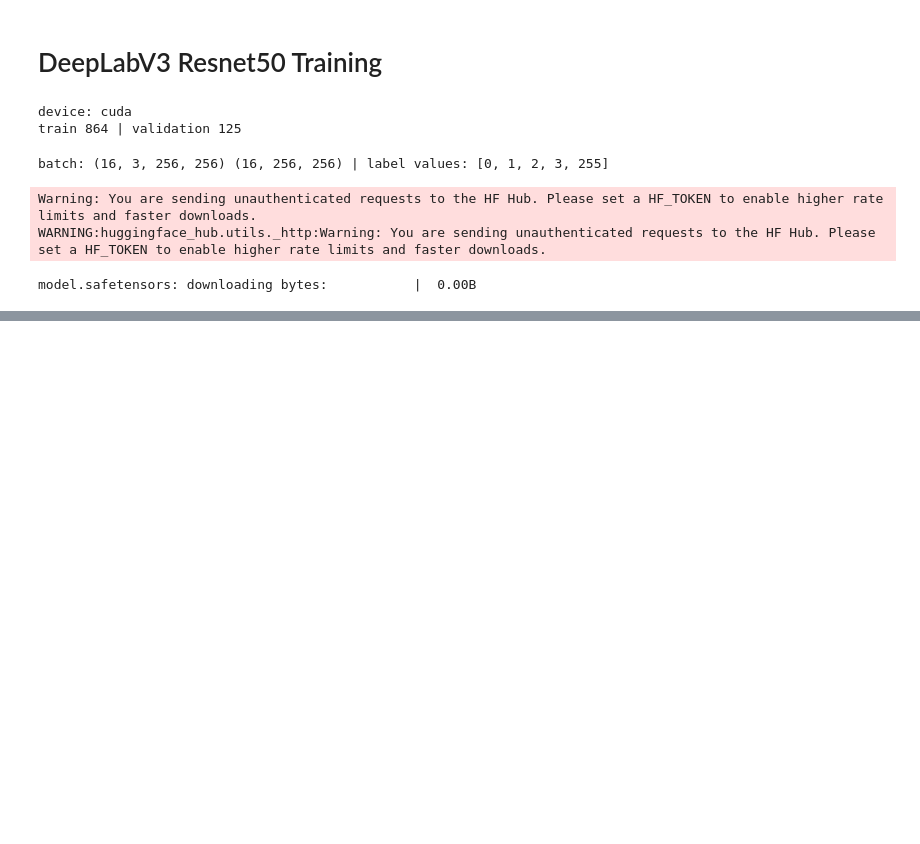
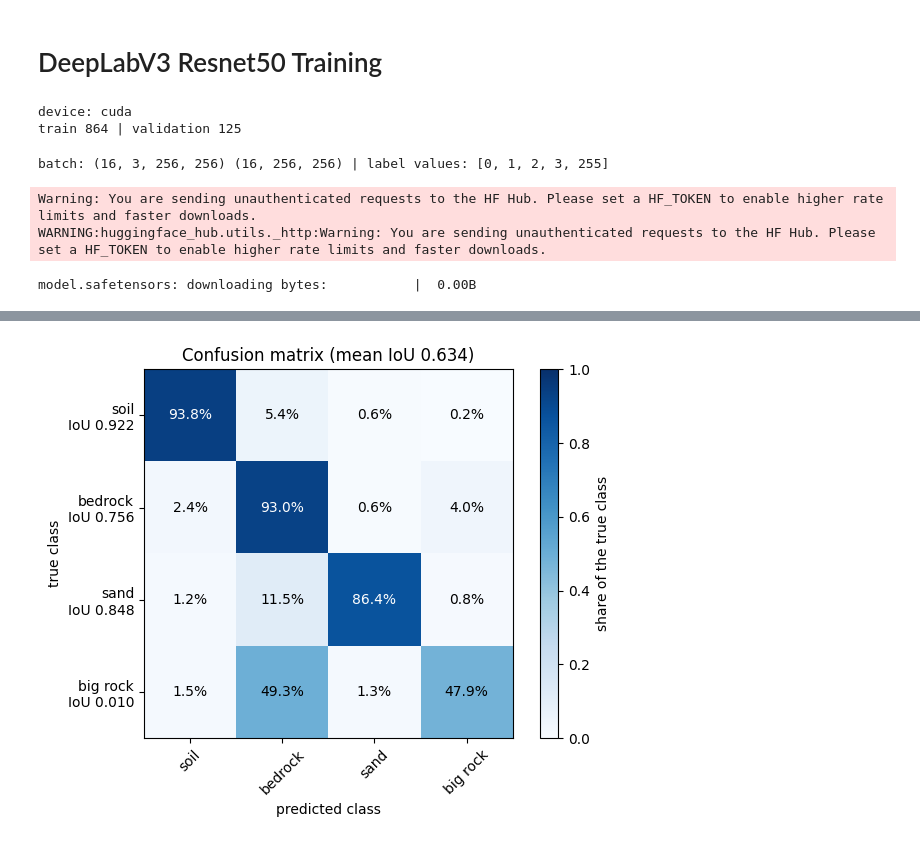
Before and after one commit to smantsai/mlsn-group-5, a Jupyter notebook: MLSN_Group_5.ipynb, the cells around one changed output, grey strips where cells are left out. Saved outputs shown, nothing was run; the diff lists cells and outputs as text; code cells hidden in the pictures; blank space fills up the shorter version.

Commit message:
add confusion matrix

```diff
--- a/MLSN_Group_5.ipynb
+++ b/MLSN_Group_5.ipynb
@@ -645,0 +649,25 @@ mean IoU 0.674
+# %%
+import matplotlib.pyplot as plt
+
+tp = np.diag(cm)                                          # true positives: diagonal
+iou = tp / np.maximum(cm.sum(0) + cm.sum(1) - tp, 1)
+cmn = cm / np.maximum(cm.sum(1, keepdims=True), 1)        # each row sums to 1: where that true class's pixels went
+
+row_labels = [f"{n}\nIoU {v:.3f}" for n, v in zip(CLASS_NAMES, iou)]
+
+plt.figure(figsize=(6.5, 5))
+plt.imshow(cmn, cmap="Blues", vmin=0, vmax=1)
+plt.xticks(range(NUM_CLASSES), CLASS_NAMES, rotation=45)
+plt.yticks(range(NUM_CLASSES), row_labels)
+for i in range(NUM_CLASSES):
+    for j in range(NUM_CLASSES):
+        plt.text(j, i, f"{cmn[i, j]:.1%}", ha="center", va="center",
+                 color="white" if cmn[i, j] > 0.5 else "black")
+plt.xlabel("predicted class")
+plt.ylabel("true class")
+plt.title(f"Confusion matrix (mean IoU {iou.mean():.3f})")
+plt.colorbar(label="share of the true class")
+plt.tight_layout()
+plt.show()
+# %% [output]
+[figure, added]
```
Also changed, not shown: parts of 4 cells of this notebook.
